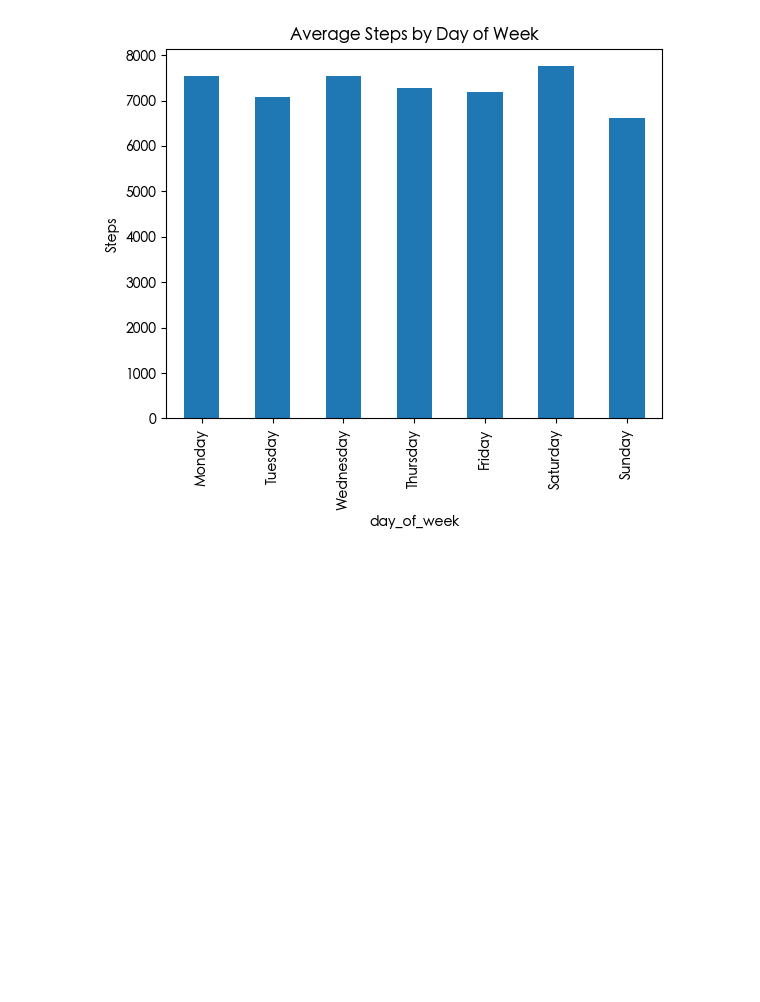
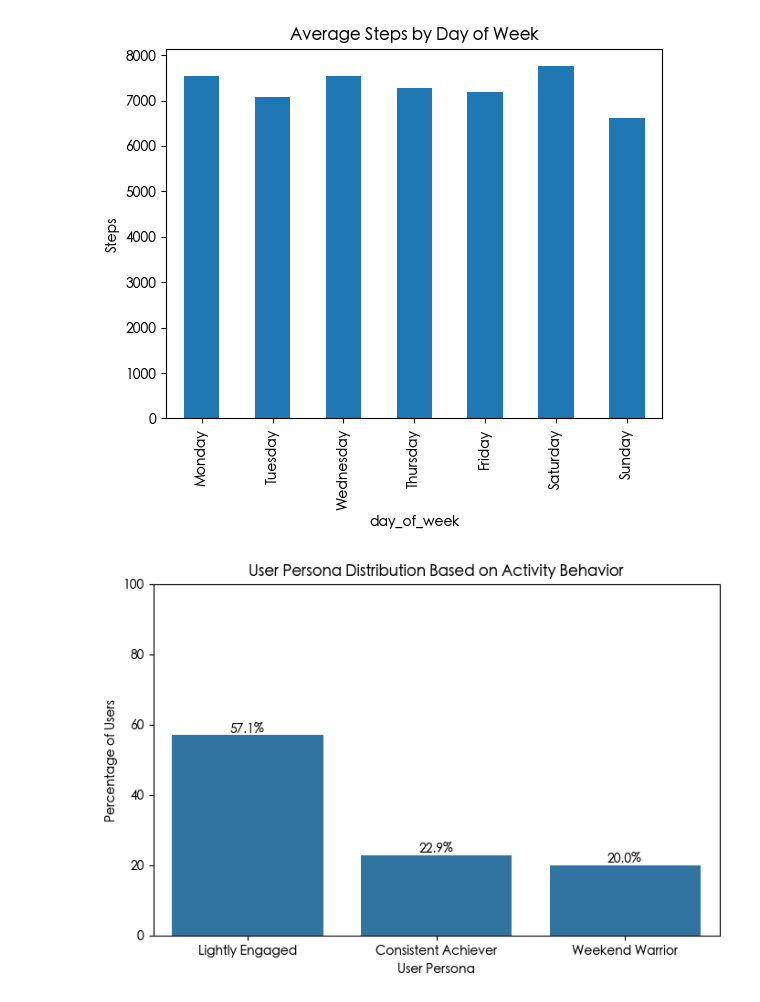
Before and after one commit to premsundar28/Bellabeat, a Jupyter notebook: code/EDA.ipynb, the cells around one changed output. Saved outputs shown, nothing was run; the diff lists cells and outputs as text; code cells hidden in the pictures; blank space fills up the shorter version.

```diff
--- a/code/EDA.ipynb
+++ b/code/EDA.ipynb
@@ -291,3 +291,92 @@ plt.ylabel("Steps")
 plt.show()
 # %% [output]
 [figure]
+# %%
+# -----------------------------------------------------------
+# USER PERSONA SEGMENTATION
+# -----------------------------------------------------------
+# Goal:
+# Segment users into behavior-based personas using activity data
+# and visualize their distribution.
+#
+# Personas:
+# 1. Consistent Achiever   → regularly active, high intensity
+# 2. Lightly Engaged       → low intensity, inconsistent activity
+# 3. Weekend Warrior      → low weekday activity, high weekend activity
+# -----------------------------------------------------------
+
+
+# 1. Create helper time-based features
+daily_activity["day_of_week"] = daily_activity["activity_date"].dt.day_name()
+daily_activity["is_weekend"] = daily_activity["day_of_week"].isin(
+    ["Saturday", "Sunday"]
+)
+
+
+# 2. Aggregate data at USER level
+# Recruiters expect this — personas belong to users, not rows
+user_activity = (
+    daily_activity
+    .groupby("id")
+    .agg(
+        avg_steps=("total_steps", "mean"),
+        avg_very_active_minutes=("very_active_minutes", "mean"),
+        weekday_steps=("total_steps", lambda x: x[~daily_activity.loc[x.index, "is_weekend"]].mean()),
+        weekend_steps=("total_steps", lambda x: x[daily_activity.loc[x.index, "is_weekend"]].mean())
+    )
+    .reset_index()
+)
+
+
+# 3. Define persona rules
+# These thresholds are intentionally simple and explainable
+def assign_persona(row):
+    if row["avg_very_active_minutes"] >= 30:
+        return "Consistent Achiever"
+    elif row["weekend_steps"] > row["weekday_steps"] * 1.3:
+        return "Weekend Warrior"
+    else:
+        return "Lightly Engaged"
+
+
+user_activity["persona"] = user_activity.apply(assign_persona, axis=1)
+
+
+# 4. Calculate persona distribution
+persona_distribution = (
+    user_activity["persona"]
+    .value_counts(normalize=True)
+    .mul(100)
+    .round(1)
+    .reset_index()
+)
+
+persona_distribution.columns = ["Persona", "Percentage"]
+
+
+# 5. Visualize persona distribution
+plt.figure(figsize=(8, 5))
+
+sns.barplot(
+    data=persona_distribution,
+    x="Persona",
+    y="Percentage"
+)
+
+plt.title("User Persona Distribution Based on Activity Behavior")
+plt.ylabel("Percentage of Users")
+plt.xlabel("User Persona")
+
+# Add percentage labels on bars
+for index, row in persona_distribution.iterrows():
+    plt.text(
+        index,
+        row["Percentage"] + 0.5,
+        f'{row["Percentage"]}%',
+        ha="center"
+    )
+
+plt.ylim(0, 100)
+plt.show()
+# %% [output]
+[figure, added]
```
Also changed, not shown: parts of 22 cells of this notebook.
